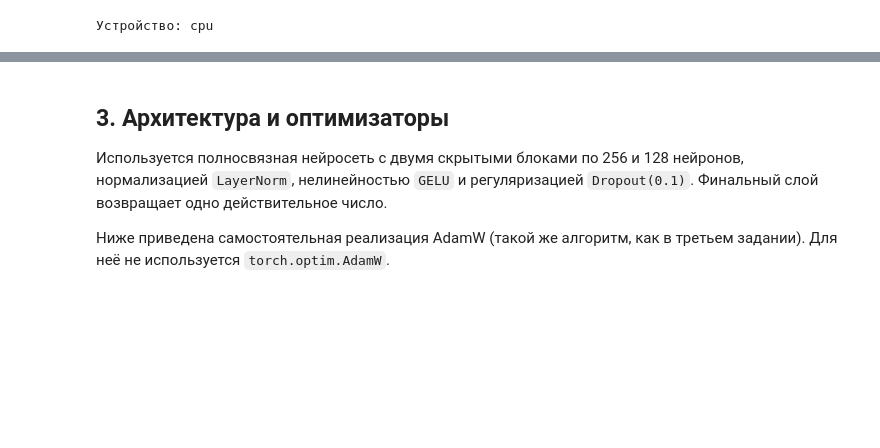
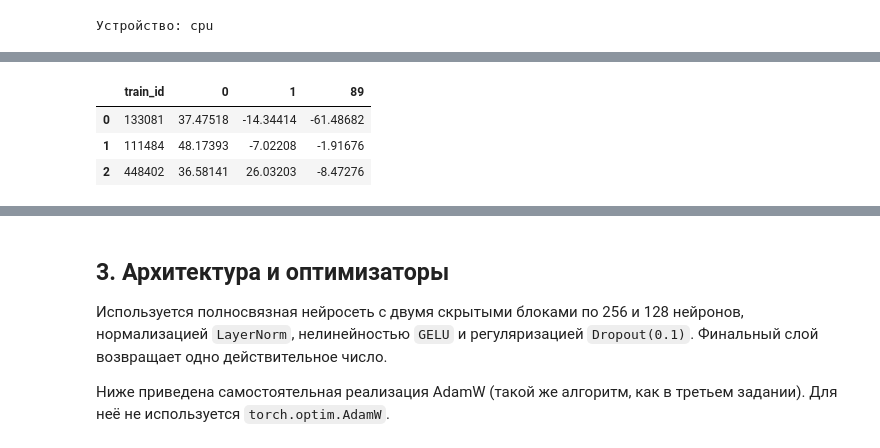
Before and after one commit to akpchelkova/spbu_dl_2026, a Jupyter notebook: homeworks/04_kaggle/04_kaggle.ipynb, the cells around one changed output, grey strips where cells are left out. Cells and saved outputs as stored; diff of their text form; code cells hidden in the pictures; blank space fills up the shorter version.

```diff
--- a/homeworks/04_kaggle/04_kaggle.ipynb
+++ b/homeworks/04_kaggle/04_kaggle.ipynb
@@ -135,68 +99,25 @@ train_x: (14001, 91) train_y: (14001, 2) test_x: (6001, 91)
 # %%
-target_names = {"year", "release_year", "target", "label", "y", "yearprediction"}
-if TARGET_COLUMN is not None:
-    if TARGET_COLUMN not in train_y_frame.columns:
-        raise ValueError(f"Не найдена целевая колонка {TARGET_COLUMN!r}")
-    source_target = TARGET_COLUMN
-else:
-    target_candidates = [column for column in train_y_frame.columns
-                         if str(column).strip().lower() in target_names]
-    source_target = target_candidates[0] if target_candidates else train_y_frame.columns[-1]
+feature_columns = [str(i) for i in range(90)]
+assert [c for c in train_x_frame.columns if c != "train_id"] == feature_columns
+assert [c for c in test_x_frame.columns if c != "id"] == feature_columns
 
-raw_target = pd.to_numeric(train_y_frame[source_target], errors="coerce")
-if raw_target.notna().mean() < 0.95:
-    raise ValueError("Ответы в train_y.csv должны быть числовыми годами выпуска")
+train_features_df = train_x_frame[feature_columns].apply(pd.to_numeric, errors="raise")
+test_features_df = test_x_frame[feature_columns].apply(pd.to_numeric, errors="raise")
+raw_target = pd.to_numeric(train_y_frame["year"], errors="raise")
+assert np.isfinite(train_features_df.to_numpy()).all()
+assert np.isfinite(test_features_df.to_numpy()).all()
+assert np.isfinite(raw_target.to_numpy()).all()
 
-train_feature_columns = list(train_x_frame.columns)
-test_feature_columns = list(test_frame.columns)
-if train_feature_columns == test_feature_columns:
-    feature_pairs = [(column, column) for column in train_feature_columns]
-elif len(train_feature_columns) == len(test_feature_columns):
-    feature_pairs = list(zip(train_feature_columns, test_feature_columns))
-    print("Названия колонок различаются; признаки сопоставлены по позиции.")
-else:
-    raise ValueError(
-        f"Число колонок в train_x ({len(train_feature_columns)}) и test_x "
-        f"({len(test_feature_columns)}) различается"
-    )
-
-features = []
-for train_column, test_column in feature_pairs:
-    if str(train_column).lower() in {"id", "index", "row_id", "track_id", "song_id"}:
-        continue
-    training_values = pd.to_numeric(train_x_frame[train_column], errors="coerce")
-    testing_values = pd.to_numeric(test_frame[test_column], errors="coerce")
-    if training_values.notna().mean() >= 0.8 and testing_values.notna().mean() >= 0.8:
-        features.append((train_column, test_column))
-if not features:
-    raise ValueError("Не найдено общих числовых признаков для обучения")
-
-train_frame = pd.DataFrame({f"feature_{i}": pd.to_numeric(train_x_frame[a], errors="coerce")
-                            for i, (a, _) in enumerate(features)})
-test_frame = pd.DataFrame({f"feature_{i}": pd.to_numeric(test_frame[b], errors="coerce")
-                           for i, (_, b) in enumerate(features)})
+train_frame = train_features_df.copy()
+test_frame = test_features_df.copy()
 TARGET = "__target_year__"
 train_frame[TARGET] = raw_target.to_numpy()
-features = [column for column in train_frame.columns if column != TARGET]
+features = feature_columns
+TEST_IDS = test_x_frame["id"].to_numpy(dtype=np.int64, copy=True)
 
-source_name = str(source_target)
-if PREDICTION_COLUMN is not None:
-    PREDICTION = PREDICTION_COLUMN
-elif sample_submission is not None:
-    non_id_columns = [column for column in sample_submission.columns
-                      if str(column).lower() not in {"id", "index", "row_id", "song_id", "track_id"}]
-    if len(non_id_columns) != 1:
-        raise ValueError("Неясен столбец предсказаний в шаблоне. Укажите PREDICTION_COLUMN")
-    PREDICTION = non_id_columns[0]
-else:
-    PREDICTION = source_name if source_name.lower() not in {"0", "unnamed: 0"} else "year"
-    print("Шаблона submission нет. Создадим один столбец", repr(PREDICTION),
-          "— проверьте формат на странице соревнования.")
-
-if sample_submission is not None and len(sample_submission) != len(test_frame):
-    raise ValueError("Количество строк в sample_submission не совпадает с test_x")
-
-print("Число признаков:", len(features))
-print("Колонка предсказаний:", PREDICTION)
-print("Число обучающих объектов:", len(train_frame))
+print(f"Обучающих записей: {len(train_frame):,}; тестовых: {len(test_frame):,}; признаков: {len(features)}")
+print(f"Целевая переменная: year; диапазон: {raw_target.min():.0f}–{raw_target.max():.0f}")
+print("Пропусков в данных:", int(train_frame.isna().sum().sum() + test_frame.isna().sum().sum()))
+display(train_x_frame[["train_id", "0", "1", "89"]].head(3))
+display(train_y_frame.head(3))
 # %% [output]
@@ -206,0 +127,4 @@ print("Число обучающих объектов:", len(train_frame))
+|  | train_id | 0 | 1 | 89 |
+| 0 | 133081 | 37.47518 | -14.34414 | -61.48682 |
+| 1 | 111484 | 48.17393 | -7.02208 | -1.91676 |
+| 2 | 448402 | 36.58141 | 26.03203 | -8.47276 |
```
Also changed, not shown: parts of 16 cells of this notebook, 1 other file.
